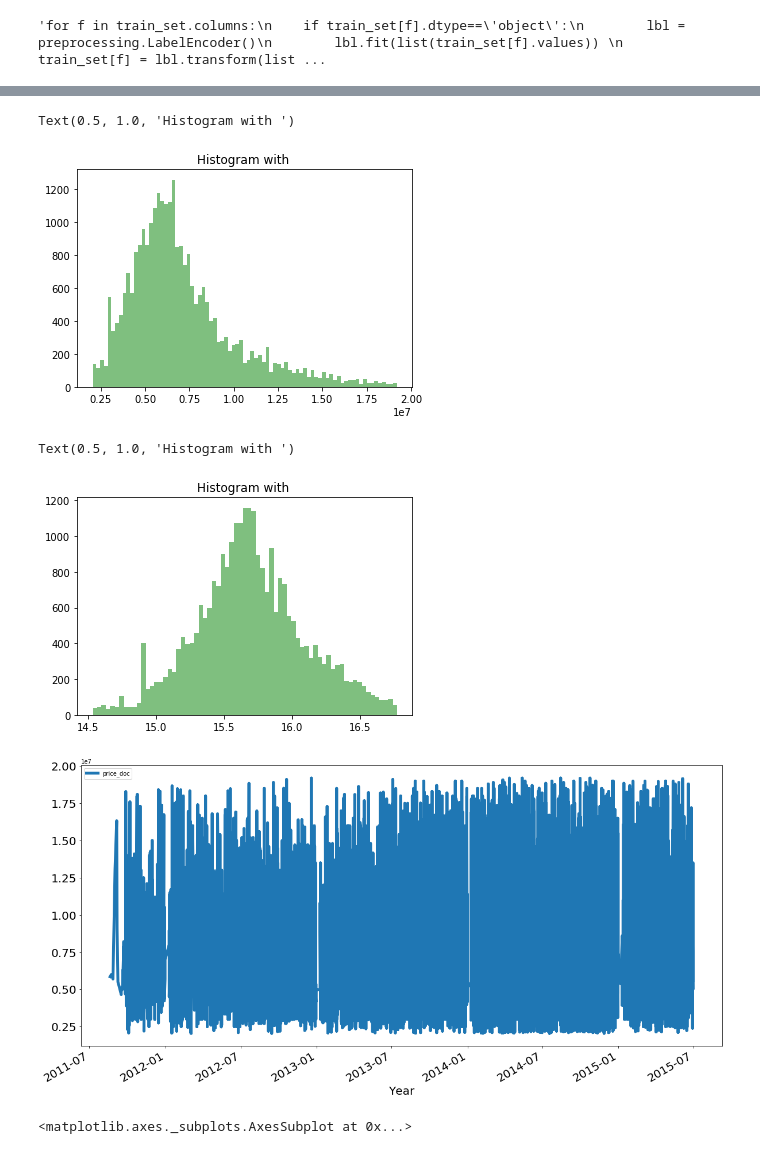
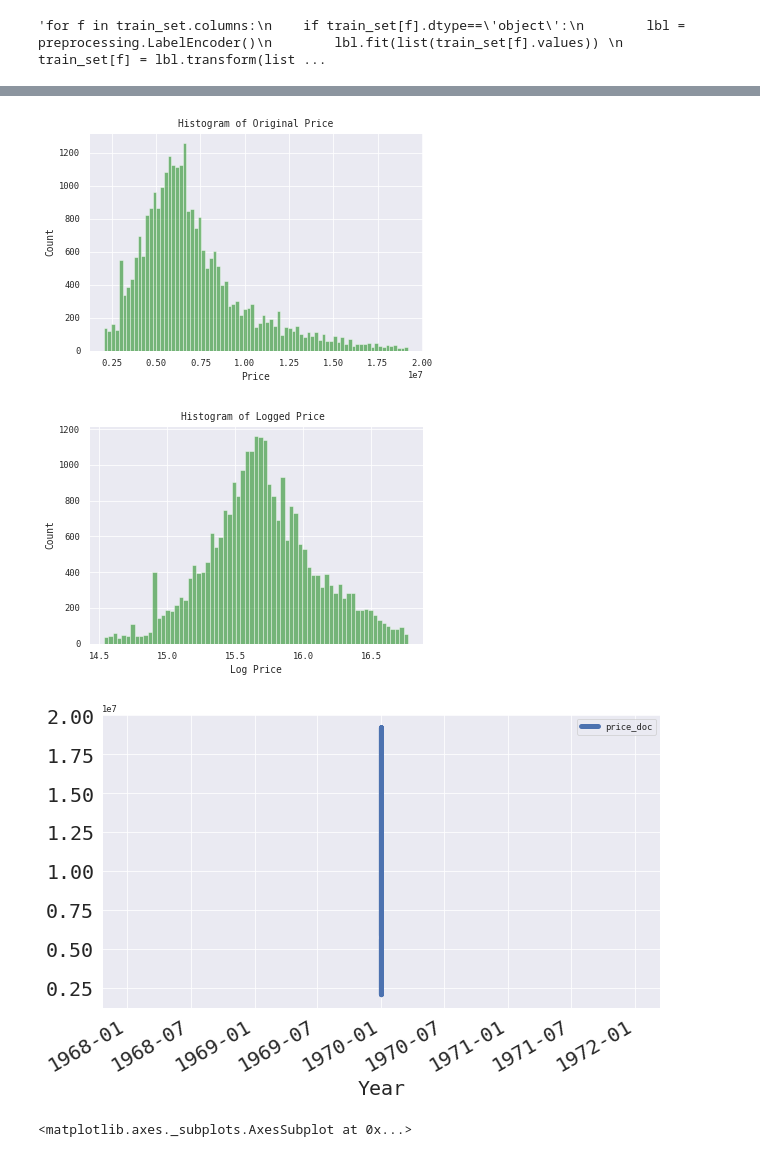
Before and after one commit to quedogf94/Spring2019_Project1, a Jupyter notebook: Goal_1.ipynb, the cells around one changed output, grey strips where cells are left out. Cells and saved outputs as stored; diff of their text form; code cells hidden in the pictures.

```diff
--- a/Goal_1.ipynb
+++ b/Goal_1.ipynb
@@ -121,6 +123,9 @@ train_df.head() # df.head(3)
 # %% [markdown]
 ## <font color='blue'>Columns</font>
 # %%
+def trans_date(arr):
+    return datetime.datetime.strptime(arr, '%Y-%m-%d').date()
+
 train_df['date'] = train_df['timestamp'].apply(trans_date)
 train_df['year'] = train_df.date.apply(lambda x: x.year)
 train_df['month_num'] = train_df.date.apply(lambda x: x.month + 12*(x.year-2011))
@@ -230,27 +248,38 @@ rng = np.random.RandomState(10)  # deterministic random data
 a = np.hstack((rng.normal(size=1000),
 rng.normal(loc=5, scale=2, size=1000)))
 plt.hist(train_df['price_doc'], bins='auto',facecolor='green',alpha=.5)
-plt.title("Histogram with ")
+plt.title("Histogram of Original Price")
+plt.xlabel("Price")
+plt.ylabel("Count")
+plt.show()
 # %% [output]
-Text(0.5, 1.0, 'Histogram with ')
-[figure, old version]
+[figure, new version]
 # %%
 plt.hist(train_df['log_price'], bins='auto',facecolor='green',alpha=.5)
-plt.title("Histogram with ")
+plt.title("Histogram of Logged Price ")
+plt.xlabel("Log Price")
+plt.ylabel("Count")
+plt.show()
 # %% [output]
-Text(0.5, 1.0, 'Histogram with ')
-[figure, old version]
+[figure, new version]
+# %%
+#########
+for column in train_df.columns:
+    if train_df[column].dtype == type(object):
+        le = LabelEncoder()
+        train_df[column] = le.fit_transform(train_df[column])
+#########
 # %%
 %matplotlib inline
 train_df.timestamp = pd.to_datetime(train_df.timestamp)
 train_df.set_index('timestamp', inplace=True)
 #train_df['price_doc'].plot()
 #train_df.reset_index()
 
-train_df[['price_doc']].plot(figsize=(20,10), linewidth=5, fontsize=20)
+train_df[['price_doc']].plot(figsize=(10,6), linewidth=5, fontsize=20)
 plt.xlabel('Year', fontsize=20);
 # %% [output]
-[figure, old version]
+[figure, new version]
 # %%
 corrmat = train_set.drop(["id", "timestamp", "price_doc"], axis=1).corr(method='pearson', min_periods=1000)
 # plot absolute values
```
Also changed, not shown: parts of 18 cells of this notebook.
